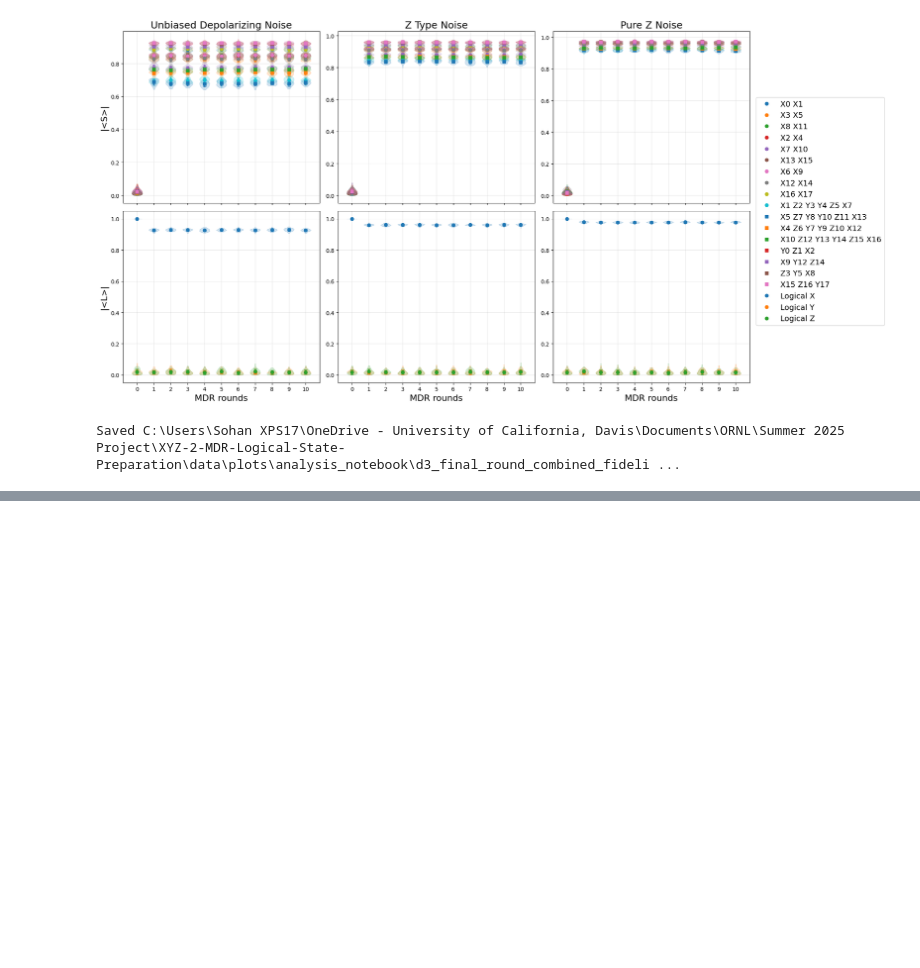
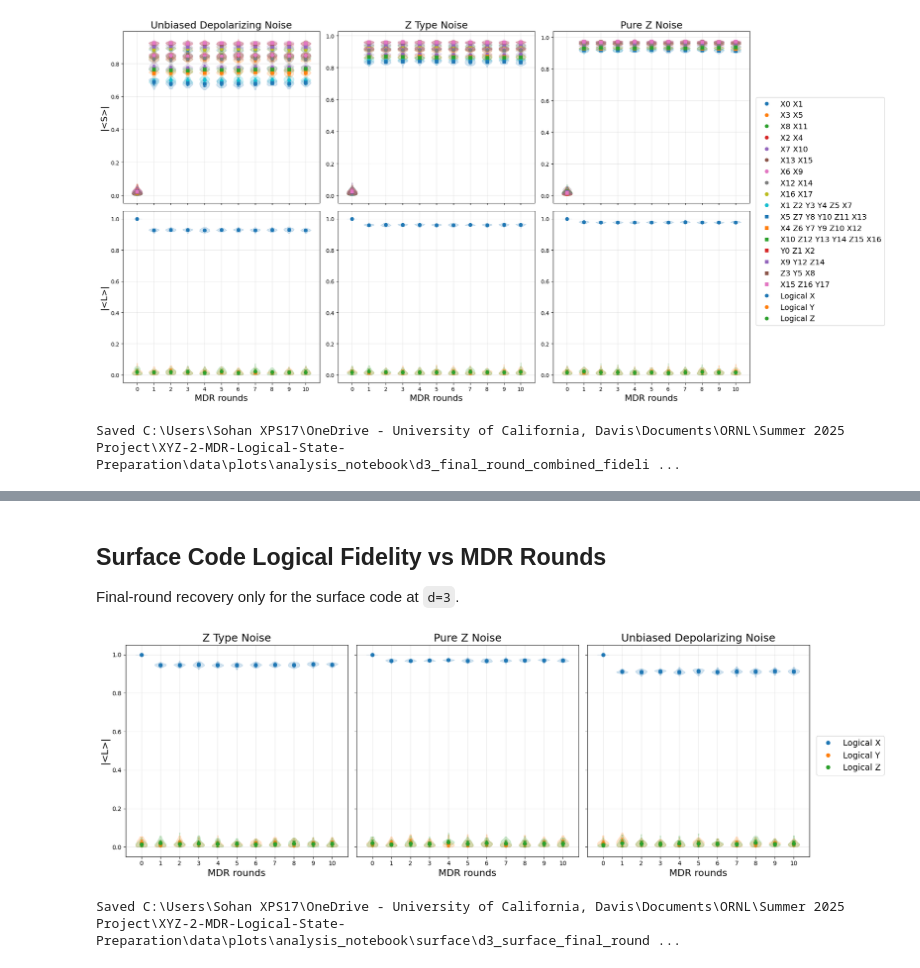
Before and after one commit to Sohan100/XYZ-2-MDR-Logical-State-Preparation, a Jupyter notebook: analysis_plots.ipynb, the cells around one changed output, grey strips where cells are left out. Drawn from its saved outputs; the diff is of its cells as text; code cells hidden in the pictures; blank space fills up the shorter version.

```diff
--- a/analysis_plots.ipynb
+++ b/analysis_plots.ipynb
@@ -405,0 +477,14 @@ Saved C:\Users\Sohan XPS17\OneDrive - University of California, Davis\Documents\
+# %% [markdown]
+## Surface Code Logical Fidelity vs MDR Rounds
+
+Final-round recovery only for the surface code at `d=3`.
+# %%
+surface_logical_plot_path = surface_final_round_analysis.plot_fidelity(
+    category='logical',
+    save_path=surface_plots_dir / 'd3_surface_final_round_logical_fidelity_vs_rounds.pdf',
+    figsize=(18, 6),
+)
+print(f'Saved {surface_logical_plot_path}')
+# %% [output]
+[figure, added]
+Saved C:\Users\Sohan XPS17\OneDrive - University of California, Davis\Documents\ORNL\Summer 2025 Project\XYZ-2-MDR-Logical-State-Preparation\data\plots\analysis_notebook\surface\d3_surface_final_round ...
```
Also changed, not shown: parts of 7 cells of this notebook, 31 other files.
